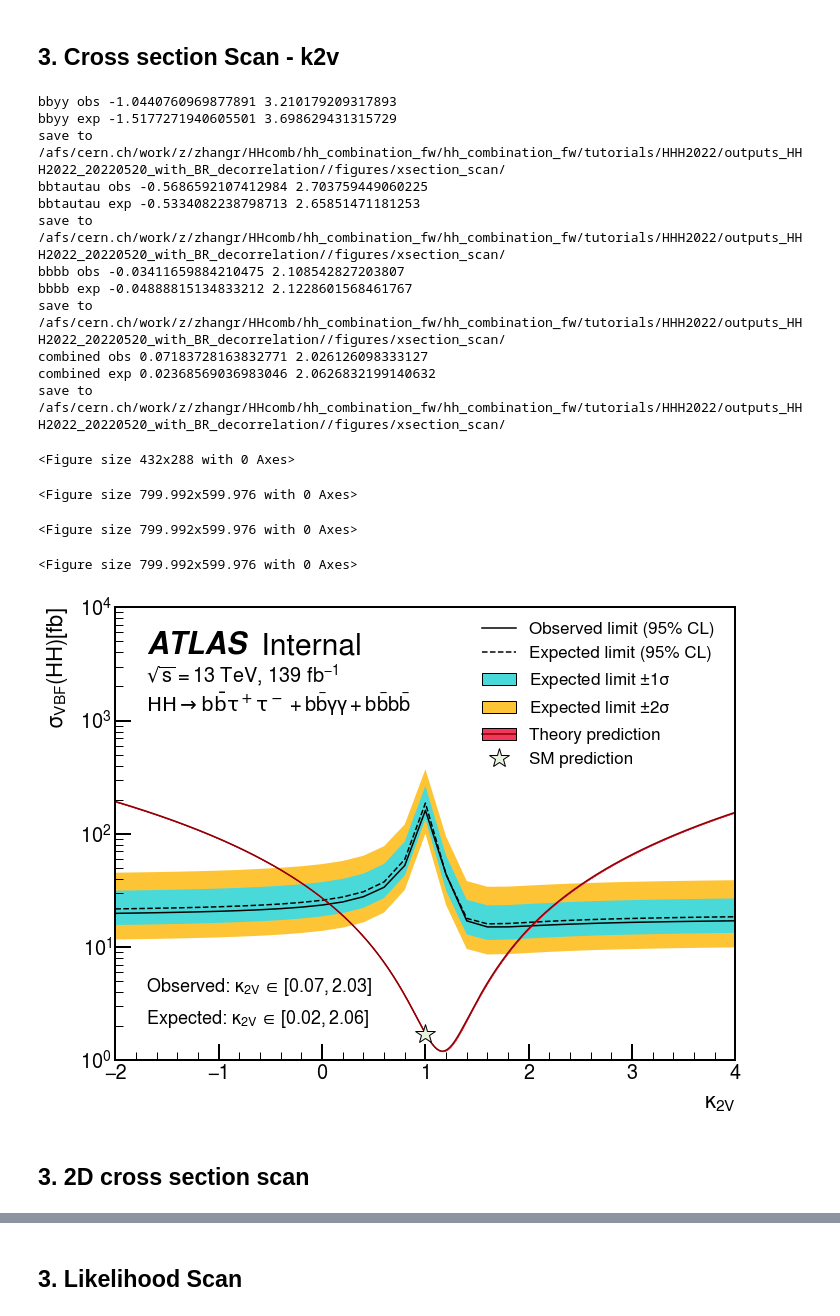
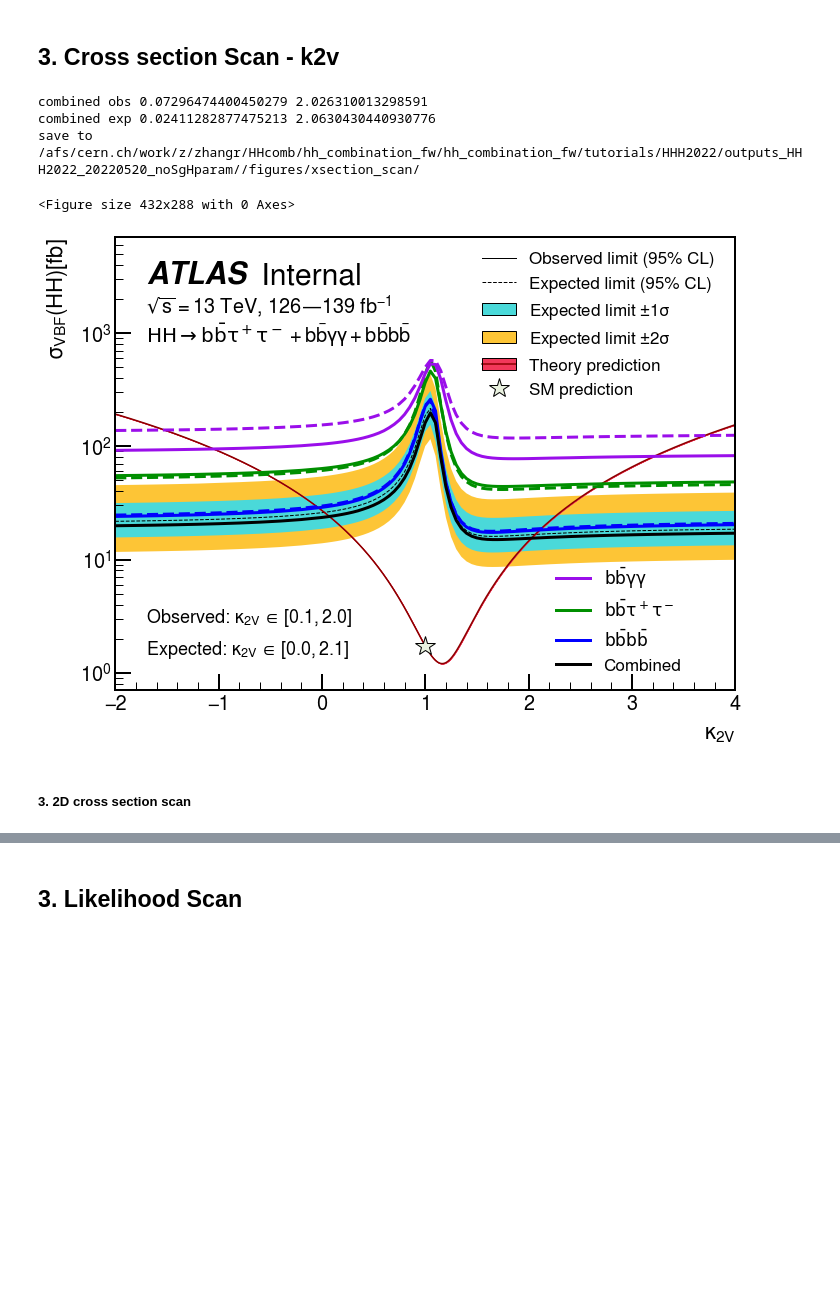
Before and after one commit to dyl64/hh_combination_fw, a Jupyter notebook: tutorials/HHH2022/GenPlots.ipynb, the cells around one changed output, grey strips where cells are left out. Drawn from its saved outputs; the diff is of its cells as text; code cells hidden in the pictures; blank space fills up the shorter version.

Commit message:
Update plotting

```diff
--- a/tutorials/HHH2022/GenPlots.ipynb
+++ b/tutorials/HHH2022/GenPlots.ipynb
@@ -385,7 +471,7 @@ def plot_xsection_scan_k2v(k2v_param_limit_df, channel, mH, production='vbf', po
     analysis_label_options = {
         'loc': (0.05, 0.95),
         'energy': '13 TeV',
-        'lumi': r'139 fb$^{-1}$',
+        'lumi': r'126—139 fb$^{-1}$',
         'fontsize': 30,
         'extra_text':channel_text[channel] # + '//Parameterised workspace'
     }
@@ -419,7 +505,7 @@ def plot_xsection_scan_k2v(k2v_param_limit_df, channel, mH, production='vbf', po
     xmax = k2v_param_limit_df[channel].index.max()
     ylim = {
         'klambda': [10, 1e5],
-        'k2v': [1, 1e4],
+        'k2v': [0.7, 7e3],
     }
     ax = plotter.draw(xlabel=poi_name[poi], ylabel=ylabel[production.lower()],
                  draw_observed=True, log=True, ylim=ylim[poi], xlim=[xmin, xmax], observed_marker='')
@@ -430,16 +516,16 @@ def plot_xsection_scan_k2v(k2v_param_limit_df, channel, mH, production='vbf', po
     intersections_obs = get_intersections(k2v_values,
                                       theory_xs_values*k2v_param_limit_df[channel]['obs'],
                                       k2v_values_dense, theory_xs_values_dense)
-    ax.annotate(r'Expected: '+poi_name[poi]+'$ \in [%.2f, %.2f]$' %(intersections[0], intersections[1]),
+    ax.annotate(r'Expected: '+poi_name[poi]+'$ \in [%.1f, %.1f]$' %(intersections[0], intersections[1]),
                 (0.05, 0.08), xycoords = 'axes fraction', fontsize = 18)
-    ax.annotate(r'Observed: '+poi_name[poi]+'$ \in [%.2f, %.2f]$' %(intersections_obs[0], intersections_obs[1]),
+    ax.annotate(r'Observed: '+poi_name[poi]+'$ \in [%.1f, %.1f]$' %(intersections_obs[0], intersections_obs[1]),
                 (0.05, 0.15), xycoords = 'axes fraction', fontsize = 18)
     print(channel, 'obs', intersections_obs[0], intersections_obs[1])
     print(channel, 'exp', intersections[0], intersections[1])
 
     # Add individual curves on top
     if channel == 'combined':
-        pass
+        plot_individual(channel, ax, plotter, k2v_param_limit_df)
 
     save_foler = outdir_xsection+"/figures/xsection_scan/"
     os.makedirs(save_foler, exist_ok=True)
@@ -450,30 +536,18 @@ poi = 'k2v'
 production = 'vbf'
 k2v_param_limit_df = get_xsection_scan_limit(poi = poi)
 # %%
-theory_line = plot_xsection_scan_k2v(k2v_param_limit_df, 'bbyy', mH, production, poi)
-theory_line = plot_xsection_scan_k2v(k2v_param_limit_df, 'bbtautau', mH, production, poi)
-theory_line = plot_xsection_scan_k2v(k2v_param_limit_df, 'bbbb', mH, production, poi)
+# theory_line = plot_xsection_scan_k2v(k2v_param_limit_df, 'bbyy', mH, production, poi)
+# theory_line = plot_xsection_scan_k2v(k2v_param_limit_df, 'bbtautau', mH, production, poi)
+# theory_line = plot_xsection_scan_k2v(k2v_param_limit_df, 'bbbb', mH, production, poi)
 theory_line = plot_xsection_scan_k2v(k2v_param_limit_df, 'combined', mH, production, poi)
 # %% [output]
-bbyy obs -1.0440760969877891 3.210179209317893
-bbyy exp -1.5177271940605501 3.698629431315729
-save to /afs/cern.ch/work/z/zhangr/HHcomb/hh_combination_fw/hh_combination_fw/tutorials/HHH2022/outputs_HHH2022_20220520_with_BR_decorrelation//figures/xsection_scan/
-bbtautau obs -0.5686592107412984 2.703759449060225
-bbtautau exp -0.5334082238798713 2.65851471181253
-save to /afs/cern.ch/work/z/zhangr/HHcomb/hh_combination_fw/hh_combination_fw/tutorials/HHH2022/outputs_HHH2022_20220520_with_BR_decorrelation//figures/xsection_scan/
-bbbb obs -0.03411659884210475 2.108542827203807
-bbbb exp -0.04888815134833212 2.1228601568461767
-save to /afs/cern.ch/work/z/zhangr/HHcomb/hh_combination_fw/hh_combination_fw/tutorials/HHH2022/outputs_HHH2022_20220520_with_BR_decorrelation//figures/xsection_scan/
-combined obs 0.07183728163832771 2.026126098333127
-combined exp 0.02368569036983046 2.0626832199140632
-save to /afs/cern.ch/work/z/zhangr/HHcomb/hh_combination_fw/hh_combination_fw/tutorials/HHH2022/outputs_HHH2022_20220520_with_BR_decorrelation//figures/xsection_scan/
+combined obs 0.07296474400450279 2.026310013298591
+combined exp 0.02411282877475213 2.0630430440930776
+save to /afs/cern.ch/work/z/zhangr/HHcomb/hh_combination_fw/hh_combination_fw/tutorials/HHH2022/outputs_HHH2022_20220520_noSgHparam//figures/xsection_scan/
 <Figure size 432x288 with 0 Axes>
-<Figure size 799.992x599.976 with 0 Axes>
-<Figure size 799.992x599.976 with 0 Axes>
-<Figure size 799.992x599.976 with 0 Axes>
-[figure, old version]
+[figure, new version]
 # %% [markdown]
-## 3. 2D cross section scan
+##### 3. 2D cross section scan
 # %%
 from quickstats.plots import Likelihood2DPlot, UpperLimit3DPlot
 
```
Also changed, not shown: parts of 16 cells of this notebook, 2 other files.
